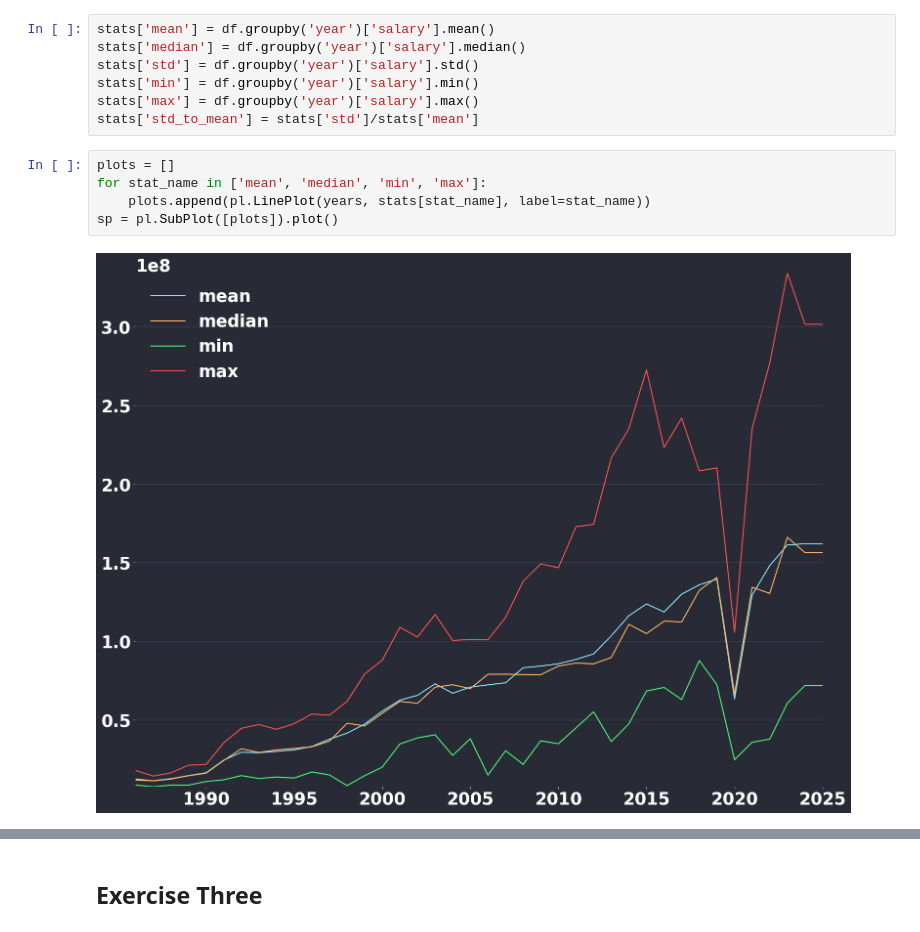
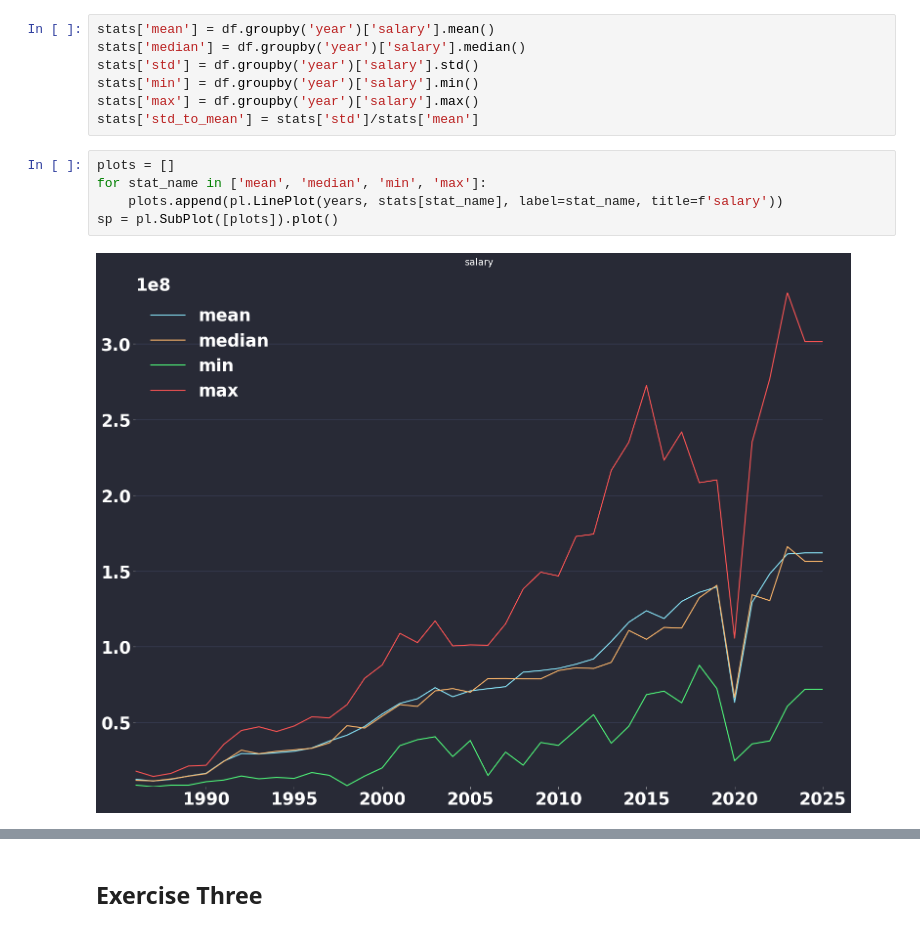
Before and after one commit to Charles-Roush/money-and-sports, a Jupyter notebook: analysis.ipynb, the cells around one changed output, grey strips where cells are left out. Cells and saved outputs as stored; diff of their text form.

```diff
--- a/analysis.ipynb
+++ b/analysis.ipynb
@@ -25,8 +25,8 @@ stats['std_to_mean'] = stats['std']/stats['mean']
 # %%
 plots = []
 for stat_name in ['mean', 'median', 'min', 'max']:
-    plots.append(pl.LinePlot(years, stats[stat_name], label=stat_name))
+    plots.append(pl.LinePlot(years, stats[stat_name], label=stat_name, title=f'salary'))
 sp = pl.SubPlot([plots]).plot()
 # %% [output]
-[figure, old version]
+[figure, new version]
 # %%
```
Also changed, not shown: parts of 9 cells of this notebook.
